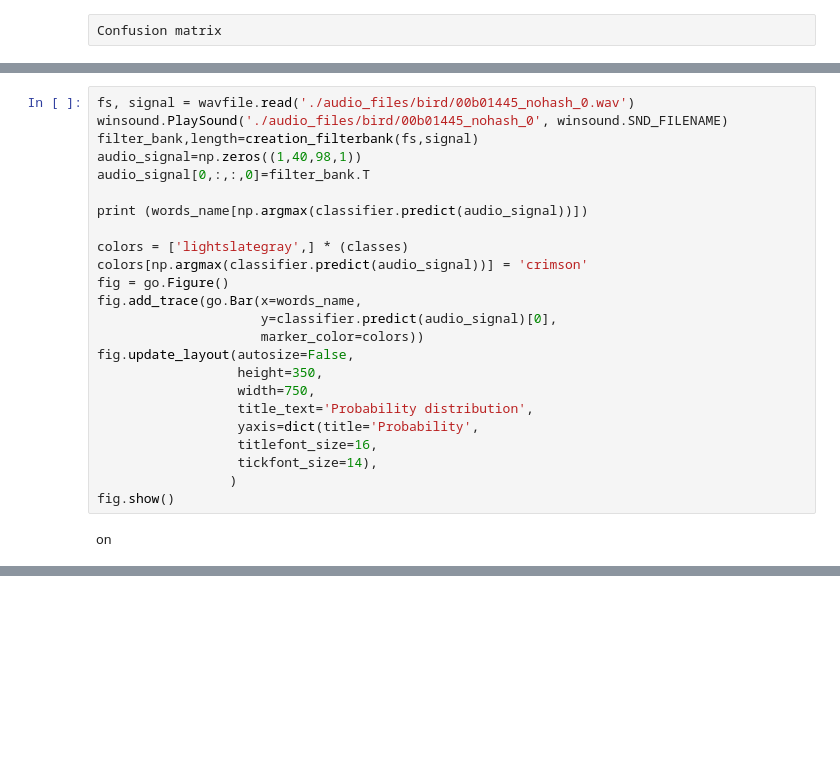
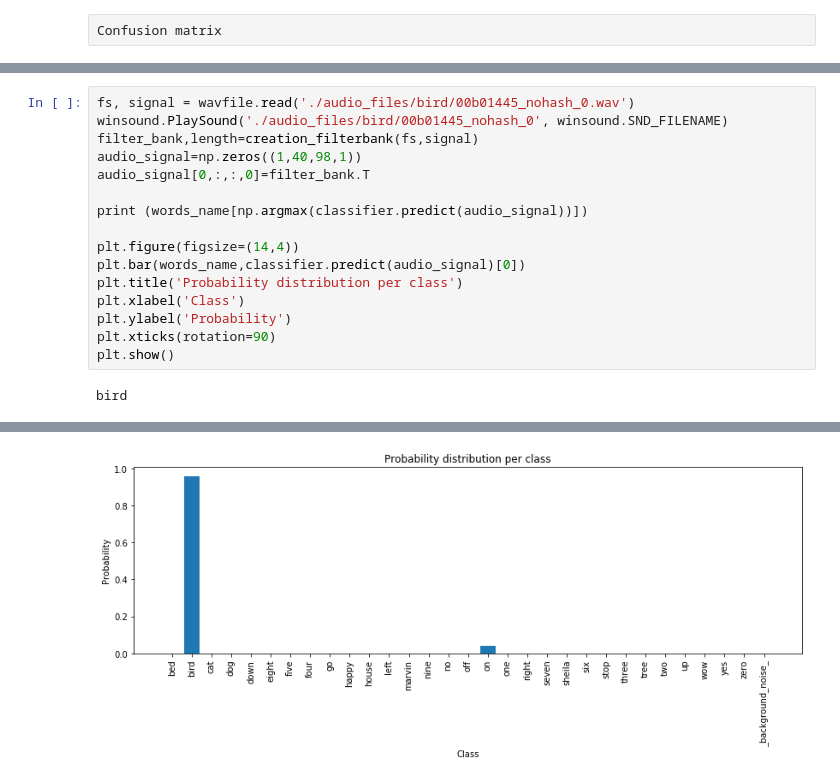
Before and after one commit to Fede5991/HumanDataAnalytics, a Jupyter notebook: Project1.ipynb, the cells around one changed output, grey strips where cells are left out. Drawn from its saved outputs; the diff is of its cells as text; blank space fills up the shorter version.

```diff
--- a/Project1.ipynb
+++ b/Project1.ipynb
@@ -335,20 +342,12 @@ audio_signal[0,:,:,0]=filter_bank.T
 
 print (words_name[np.argmax(classifier.predict(audio_signal))])
 
-colors = ['lightslategray',] * (classes)
-colors[np.argmax(classifier.predict(audio_signal))] = 'crimson'
-fig = go.Figure()
-fig.add_trace(go.Bar(x=words_name,
-                     y=classifier.predict(audio_signal)[0],
-                     marker_color=colors))
-fig.update_layout(autosize=False,
-                  height=350,
-                  width=750,
-                  title_text='Probability distribution',
-                  yaxis=dict(title='Probability',
-                  titlefont_size=16,
-                  tickfont_size=14),
-                 )
-fig.show()
+plt.figure(figsize=(14,4))
+plt.bar(words_name,classifier.predict(audio_signal)[0])
+plt.title('Probability distribution per class')
+plt.xlabel('Class')
+plt.ylabel('Probability')
+plt.xticks(rotation=90)
+plt.show()
 # %% [output]
-on
+bird
@@ -355,0 +354 @@ on
+[figure, added]
```
Also changed, not shown: parts of 7 cells of this notebook.
